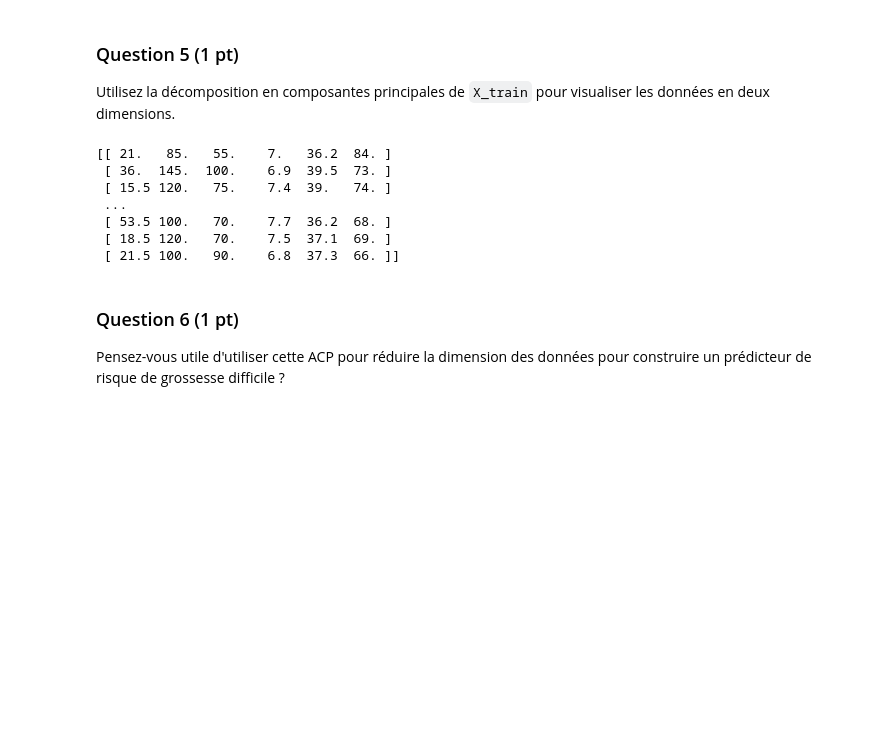
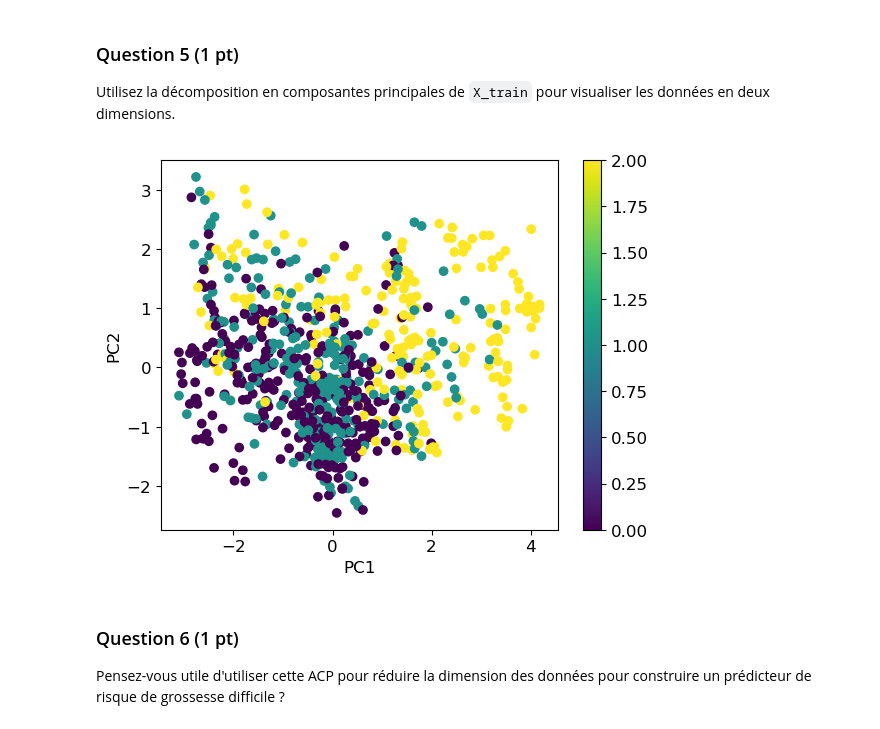
Before and after one commit to ArthurCLi/sdd, a Jupyter notebook: Projet.ipynb, the cells around one changed output. Cells and saved outputs as stored; diff of their text form; code cells hidden in the pictures; blank space fills up the shorter version.

```diff
--- a/Projet.ipynb
+++ b/Projet.ipynb
@@ -125,13 +127,18 @@ Utilisez la décomposition en composantes principales de `X_train` pour visualis
 # %%
-print(X_train)
+std_scale = preprocessing.StandardScaler().fit(X_train)
+X_scaled = std_scale.transform(X_train)
+pca = decomposition.PCA(n_components=2)
+pca.fit(X_scaled)
+X_projected = pca.transform(X_scaled)
-# %% [output]
-[[ 21.   85.   55.    7.   36.2  84. ]
- [ 36.  145.  100.    6.9  39.5  73. ]
- [ 15.5 120.   75.    7.4  39.   74. ]
- ...
- [ 53.5 100.   70.    7.7  36.2  68. ]
- [ 18.5 120.   70.    7.5  37.1  69. ]
- [ 21.5 100.   90.    6.8  37.3  66. ]]
+# %%
+plt.scatter(X_projected[:,0], X_projected[:,1], c=df_train['Risque'])
+
+plt.xlabel('PC1')
+plt.ylabel('PC2')
+plt.colorbar()
+plt.show()
+# %% [output]
+[figure, added]
 # %% [markdown]
 ### Question 6 (1 pt)
 Pensez-vous utile d'utiliser cette ACP pour réduire la dimension des données pour construire un prédicteur de risque de grossesse difficile ?
```
Also changed, not shown: parts of 1 cell of this notebook, 1 other file.
